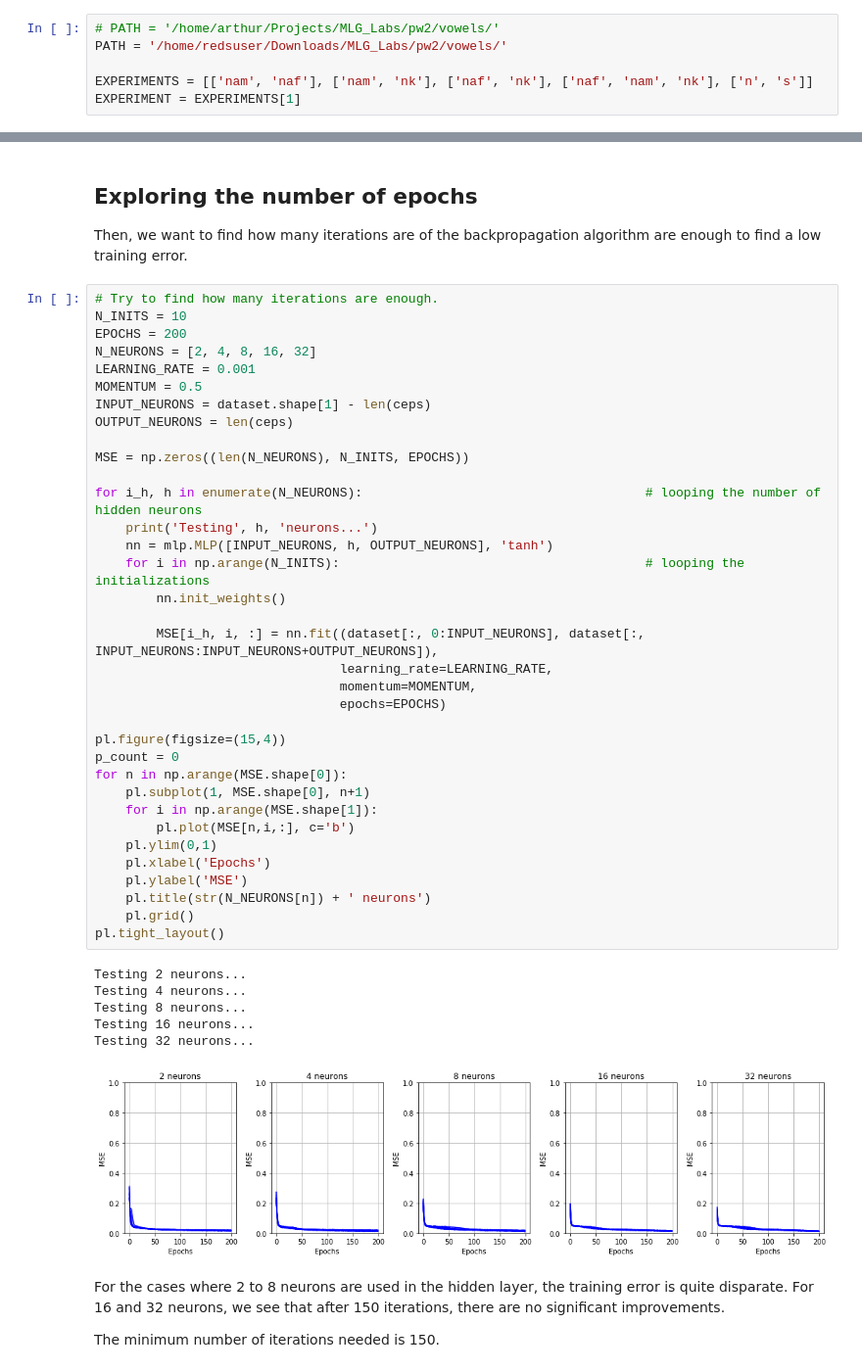
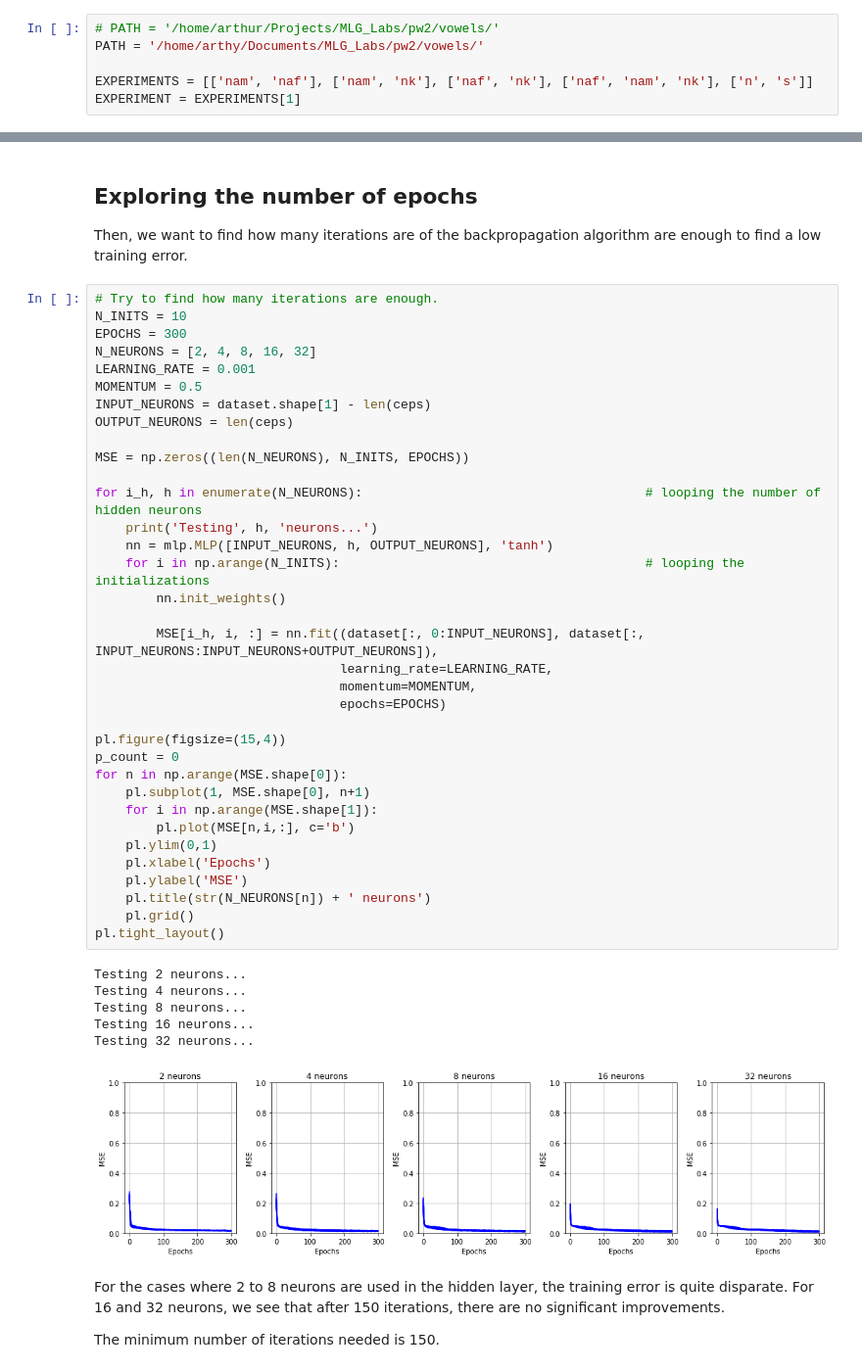
Before and after one commit to faku99/MLG_Labs, a Jupyter notebook: pw2/02_nam_nk.ipynb, the cells around one changed output, grey strips where cells are left out. Shown at 98% size. Drawn from its saved outputs; the diff is of its cells as text.

```diff
--- a/pw2/02_nam_nk.ipynb
+++ b/pw2/02_nam_nk.ipynb
@@ -20,7 +20,7 @@ import k_fold_cross_validation as cv
 These constants define the path where the audio files are located and which experiment to perform.
 # %%
 # PATH = '/home/arthur/Projects/MLG_Labs/pw2/vowels/'
-PATH = '/home/redsuser/Downloads/MLG_Labs/pw2/vowels/'
+PATH = '/home/arthy/Documents/MLG_Labs/pw2/vowels/'
 
 EXPERIMENTS = [['nam', 'naf'], ['nam', 'nk'], ['naf', 'nk'], ['naf', 'nam', 'nk'], ['n', 's']]
 EXPERIMENT = EXPERIMENTS[1]
@@ -114,7 +114,7 @@ Then, we want to find how many iterations are of the backpropagation algorithm a
 # %%
 # Try to find how many iterations are enough.
 N_INITS = 10
-EPOCHS = 200
+EPOCHS = 300
 N_NEURONS = [2, 4, 8, 16, 32]
 LEARNING_RATE = 0.001
 MOMENTUM = 0.5
@@ -125,34 +125,34 @@ MSE = np.zeros((len(N_NEURONS), N_INITS, EPOCHS))
 
 for i_h, h in enumerate(N_NEURONS):                                     # looping the number of hidden neurons
     print('Testing', h, 'neurons...')
     nn = mlp.MLP([INPUT_NEURONS, h, OUTPUT_NEURONS], 'tanh')
     for i in np.arange(N_INITS):                                        # looping the initializations
         nn.init_weights()
 
         MSE[i_h, i, :] = nn.fit((dataset[:, 0:INPUT_NEURONS], dataset[:, INPUT_NEURONS:INPUT_NEURONS+OUTPUT_NEURONS]),
                                 learning_rate=LEARNING_RATE,
                                 momentum=MOMENTUM,
                                 epochs=EPOCHS)
 
 pl.figure(figsize=(15,4))
 p_count = 0
 for n in np.arange(MSE.shape[0]):
     pl.subplot(1, MSE.shape[0], n+1)
     for i in np.arange(MSE.shape[1]):
         pl.plot(MSE[n,i,:], c='b')
     pl.ylim(0,1)
     pl.xlabel('Epochs')
     pl.ylabel('MSE')
     pl.title(str(N_NEURONS[n]) + ' neurons')
     pl.grid()
 pl.tight_layout()
 # %% [output]
 Testing 2 neurons...
 Testing 4 neurons...
 Testing 8 neurons...
 Testing 16 neurons...
 Testing 32 neurons...
-[figure, old version]
+[figure, new version]
 # %% [markdown]
 For the cases where 2 to 8 neurons are used in the hidden layer, the training error is quite disparate. For 16 and 32 neurons, we see that after 150 iterations, there are no significant improvements.
 
```
Also changed, not shown: parts of 4 cells of this notebook.
